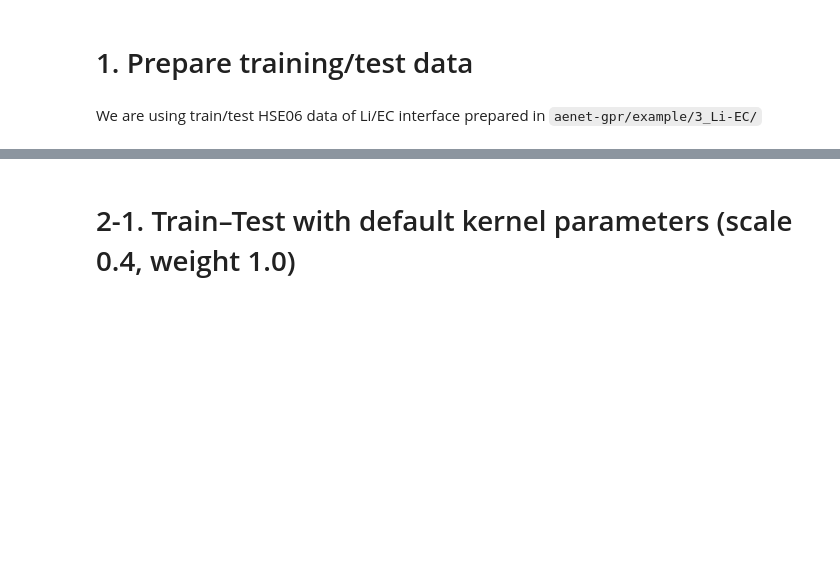
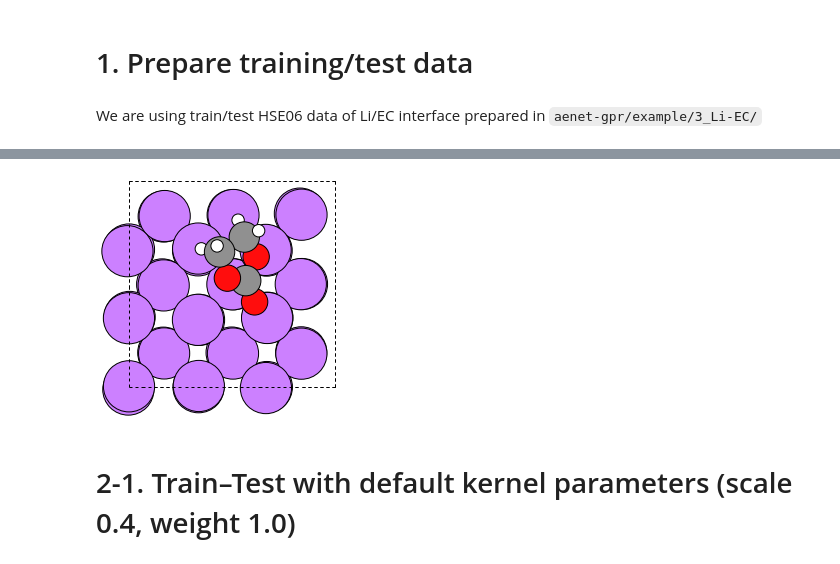
Before and after one commit to atomisticnet/aenet-gpr, a Jupyter notebook: tutorial/aenet_gpr_tutorial_3_Li-EC.ipynb, the cells around one changed output, grey strips where cells are left out. Saved outputs shown, nothing was run; the diff lists cells and outputs as text; code cells hidden in the pictures; blank space fills up the shorter version.

```diff
--- a/tutorial/aenet_gpr_tutorial_3_Li-EC.ipynb
+++ b/tutorial/aenet_gpr_tutorial_3_Li-EC.ipynb
@@ -123,6 +137,12 @@ test_set_tutorial.z 100%[===================>] 145.89K  --.-KB/s    in 0.003s
 
 number of test data:
 60
+# %%
+atoms = ase.io.read("./3_Li-EC/test_set_tutorial/file_0000.xsf")
+ase.io.write('Li-EC.png', atoms)
+Image("Li-EC.png")
+# %% [output]
+[figure, added]
 # %% [markdown]
 # 2-1. Train–Test with default kernel parameters (scale 0.4, weight 1.0)
 # %% [markdown]
```
Also changed, not shown: parts of 15 cells of this notebook, 4 other files.
